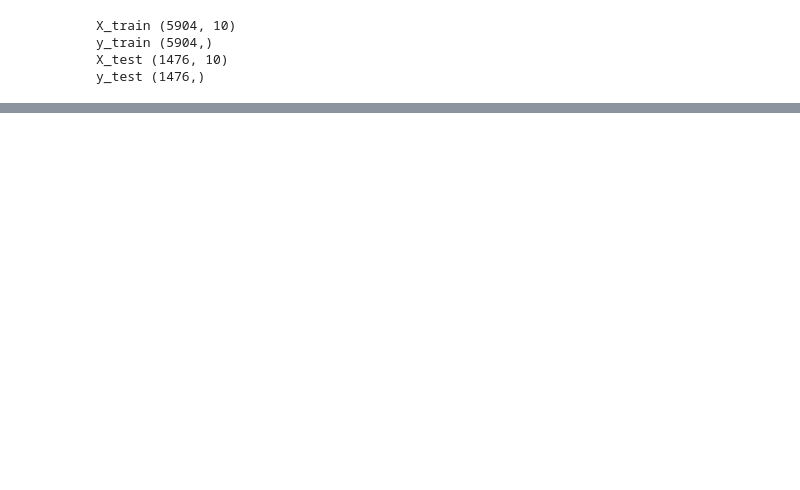
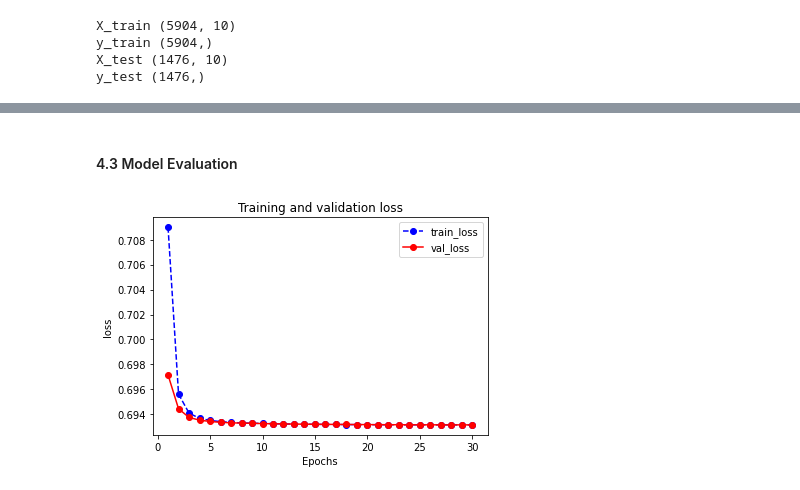
Before and after one commit to iainmuir6/Machine-Learning-with-Coronavirus-Data, a Jupyter notebook: ml_covid_research.ipynb, the cells around one changed output, grey strips where cells are left out. Drawn from its saved outputs; the diff is of its cells as text; code cells hidden in the pictures; blank space fills up the shorter version.

Commit message:
Model Evaluation

```diff
--- a/ml_covid_research.ipynb
+++ b/ml_covid_research.ipynb
@@ -622,0 +650,8 @@ model = Sequential([
+# %%
+model.compile(
+    loss='binary_crossentropy', optimizer='adam', metrics=['accuracy']
+)
+# %%
+history = model.fit(
+    X_train, y_train, batch_size=50, epochs=30, validation_split=0.2, shuffle=True, verbose=2
+)
@@ -622,0 +676,18 @@ model = Sequential([
+# %% [markdown]
+#### 4.3 Model Evaluation
+# %%
+def plot_metric(hist, metric):
+    train_metrics = hist.history[metric]
+    val_metrics = hist.history['val_'+metric]
+    epochs = range(1, len(train_metrics) + 1)
+    plt.plot(epochs, train_metrics, 'bo--')
+    plt.plot(epochs, val_metrics, 'ro-')
+    plt.title('Training and validation '+ metric)
+    plt.xlabel("Epochs")
+    plt.ylabel(metric)
+    plt.legend(["train_"+metric, 'val_'+metric])
+    plt.show()
+# %%
+plot_metric(history, 'loss')
+# %% [output]
+[figure, added]
```
Also changed, not shown: parts of 14 cells of this notebook.
